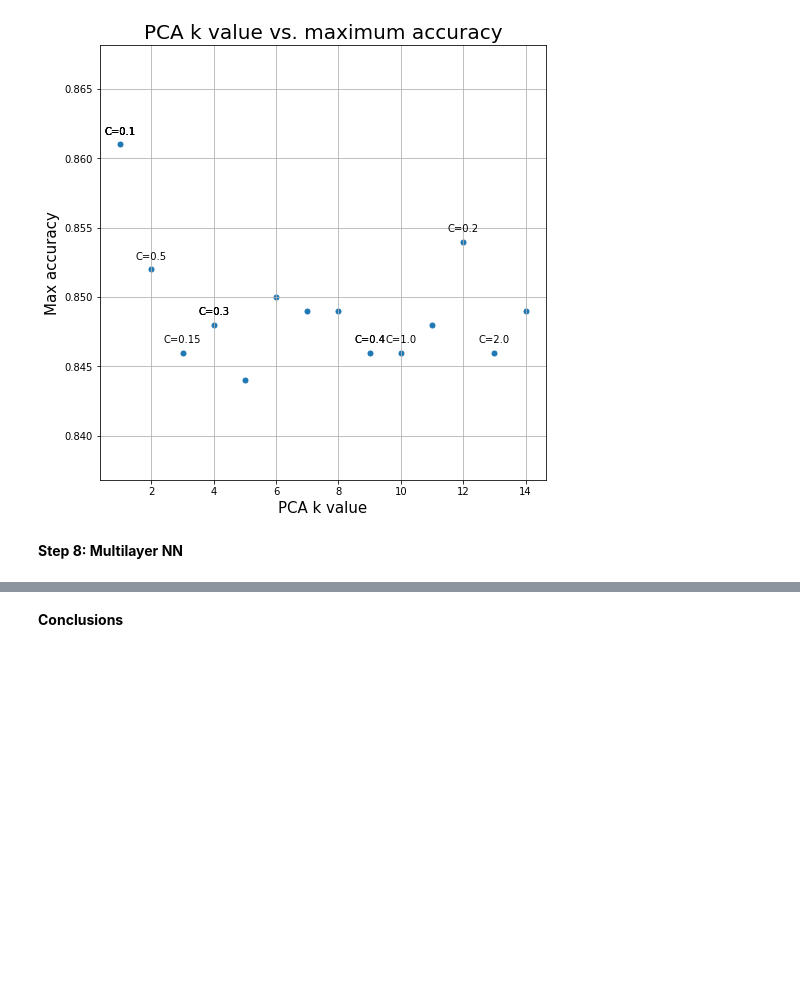
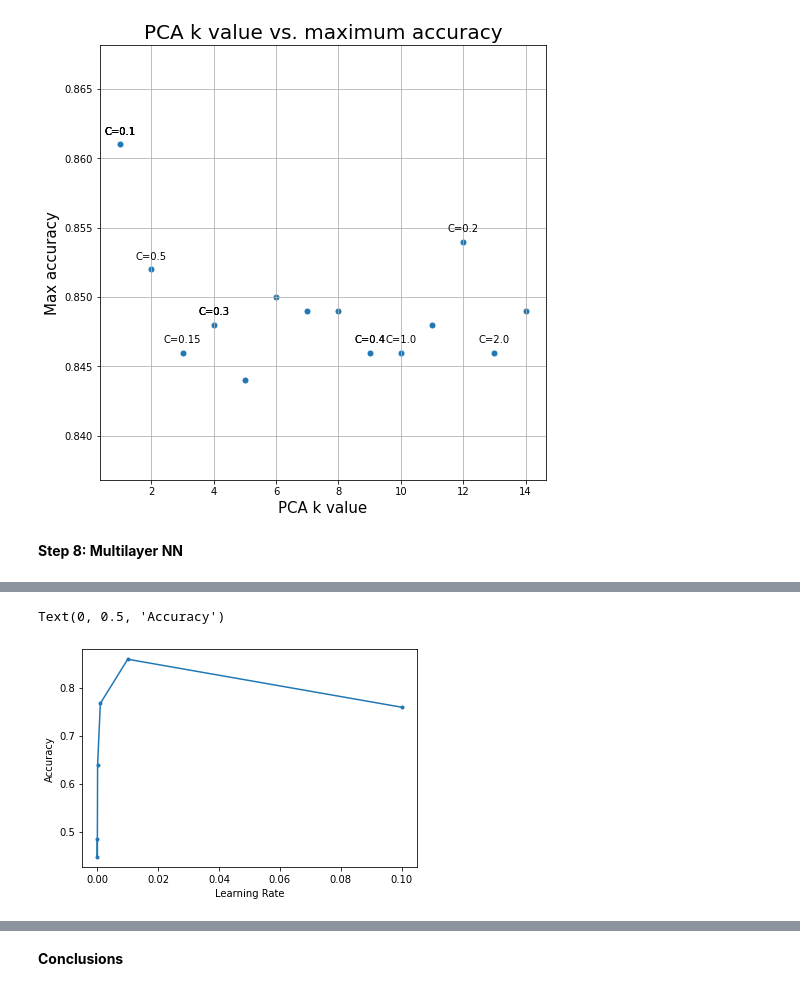
Before and after one commit to lauraherman22/w207_final_project, a Jupyter notebook: Logo_NoLogo_Final_Project.ipynb, the cells around one changed output, grey strips where cells are left out. Saved outputs shown, nothing was run; the diff lists cells and outputs as text; code cells hidden in the pictures; blank space fills up the shorter version.

```diff
--- a/Logo_NoLogo_Final_Project.ipynb
+++ b/Logo_NoLogo_Final_Project.ipynb
@@ -523,0 +717,11 @@ ax.grid()
+# %%
+# Optimize learning rate
+# Loop through learning rates
+learning_rate_list = [.000001, .00001, .0001, .001, .01, .1]
+final_accuracy_learning_list = []
+
+for i in learning_rate_list:
+    build_model_output = build_model(384, .4, i)
+    fit_model_output = fit_model(build_model_output, train_data3, train_labels3, 5)
+    final_accuracy = evaluate_model(build_model_output, dev_data3, dev_labels3)
+    final_accuracy_learning_list.append(final_accuracy)
@@ -523,0 +746,8 @@ ax.grid()
+# %%
+# Graph results
+plt.plot(learning_rate_list, final_accuracy_learning_list, label = "Predicted Accuracies", marker = ".")
+plt.xlabel('Learning Rate')
+plt.ylabel('Accuracy')
+# %% [output]
+Text(0, 0.5, 'Accuracy')
+[figure, added]
```
Also changed, not shown: parts of 29 cells of this notebook.
